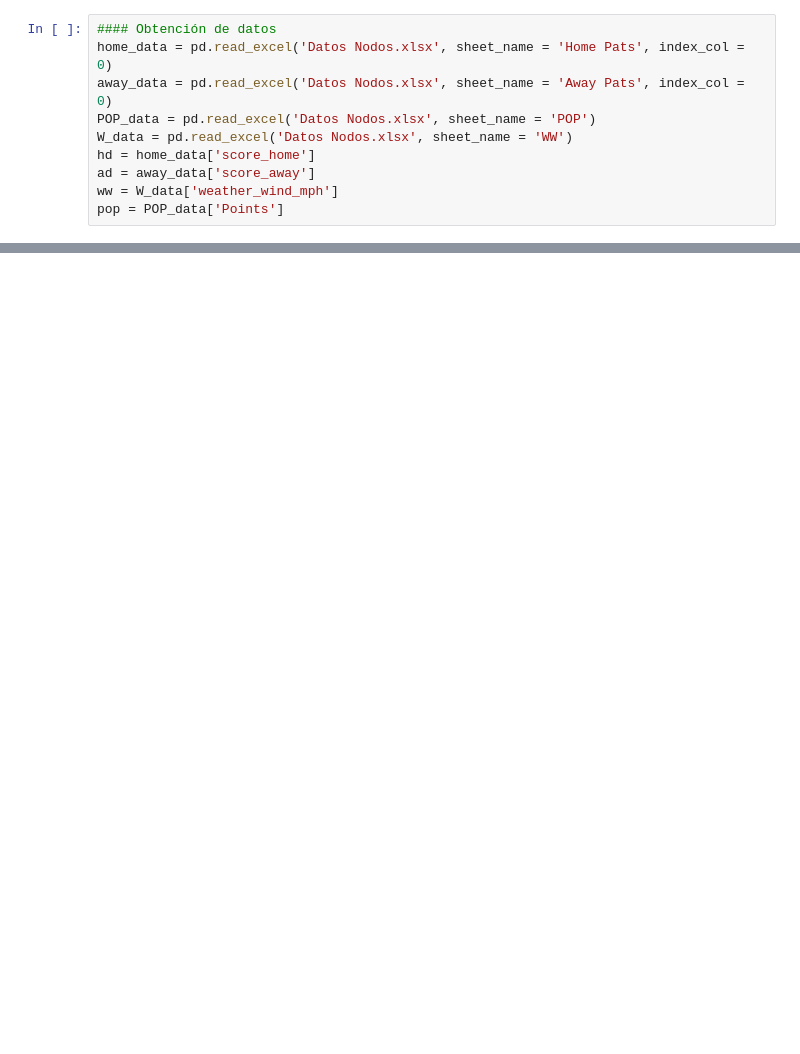
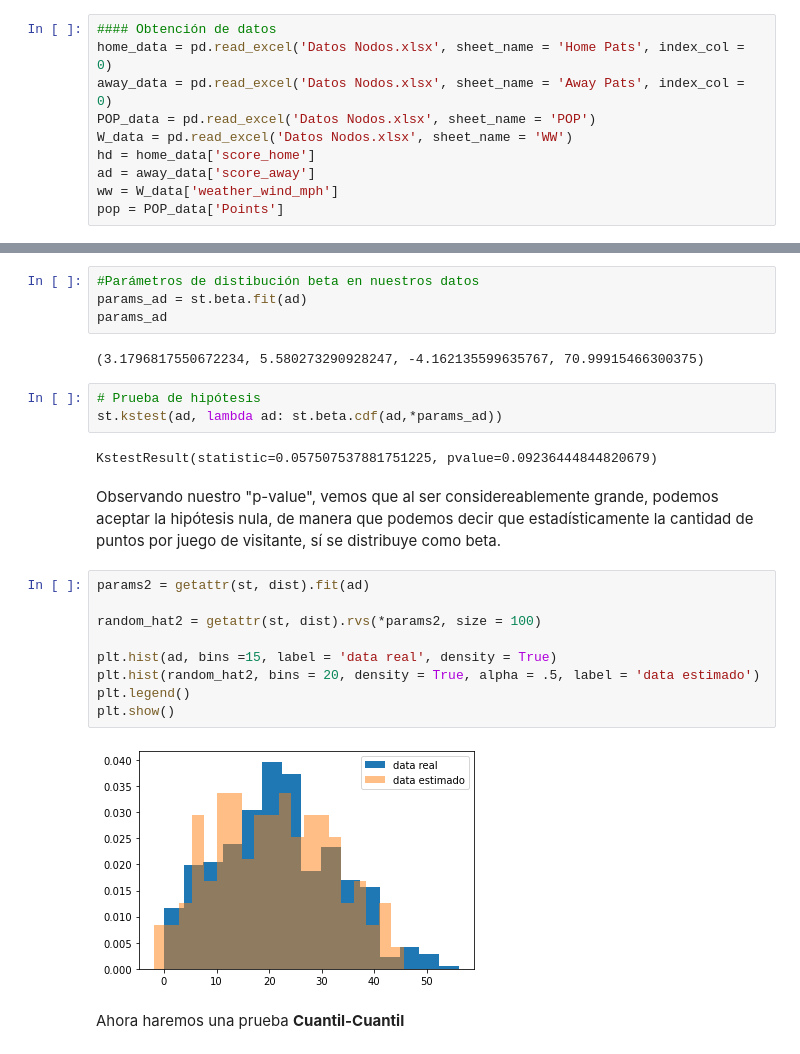
Before and after one commit to Kike14/ProyectoConjunto_EJRodriguez_DOrozco_JPJimenez, a Jupyter notebook: ProyectoModulo1_OrozcoE_MendozaJ__GomezD.ipynb, the cells around one changed output, grey strips where cells are left out. Cells and saved outputs as stored; diff of their text form; blank space fills up the shorter version.

```diff
--- a/ProyectoModulo1_OrozcoE_MendozaJ__GomezD.ipynb
+++ b/ProyectoModulo1_OrozcoE_MendozaJ__GomezD.ipynb
@@ -540,0 +294,26 @@ plt.hist(VA4, bins=20, density=True)
+# %%
+#Parámetros de distibución beta en nuestros datos
+params_ad = st.beta.fit(ad)
+params_ad
+# %% [output]
+(3.1796817550672234, 5.580273290928247, -4.162135599635767, 70.99915466300375)
+# %%
+# Prueba de hipótesis
+st.kstest(ad, lambda ad: st.beta.cdf(ad,*params_ad))
+# %% [output]
+KstestResult(statistic=0.057507537881751225, pvalue=0.09236444844820679)
+# %% [markdown]
+Observando nuestro "p-value", vemos que al ser considereablemente grande, podemos aceptar la hipótesis nula, de manera que podemos decir que estadísticamente la cantidad de puntos por juego de visitante, sí se distribuye como beta.
+# %%
+params2 = getattr(st, dist).fit(ad)
+
+random_hat2 = getattr(st, dist).rvs(*params2, size = 100)
+
+plt.hist(ad, bins =15, label = 'data real', density = True)
+plt.hist(random_hat2, bins = 20, density = True, alpha = .5, label = 'data estimado')
+plt.legend()
+plt.show()
+# %% [output]
+[figure, added]
+# %% [markdown]
+Ahora haremos una prueba **Cuantil-Cuantil**
```
Also changed, not shown: parts of 122 cells of this notebook, 1 other file.
